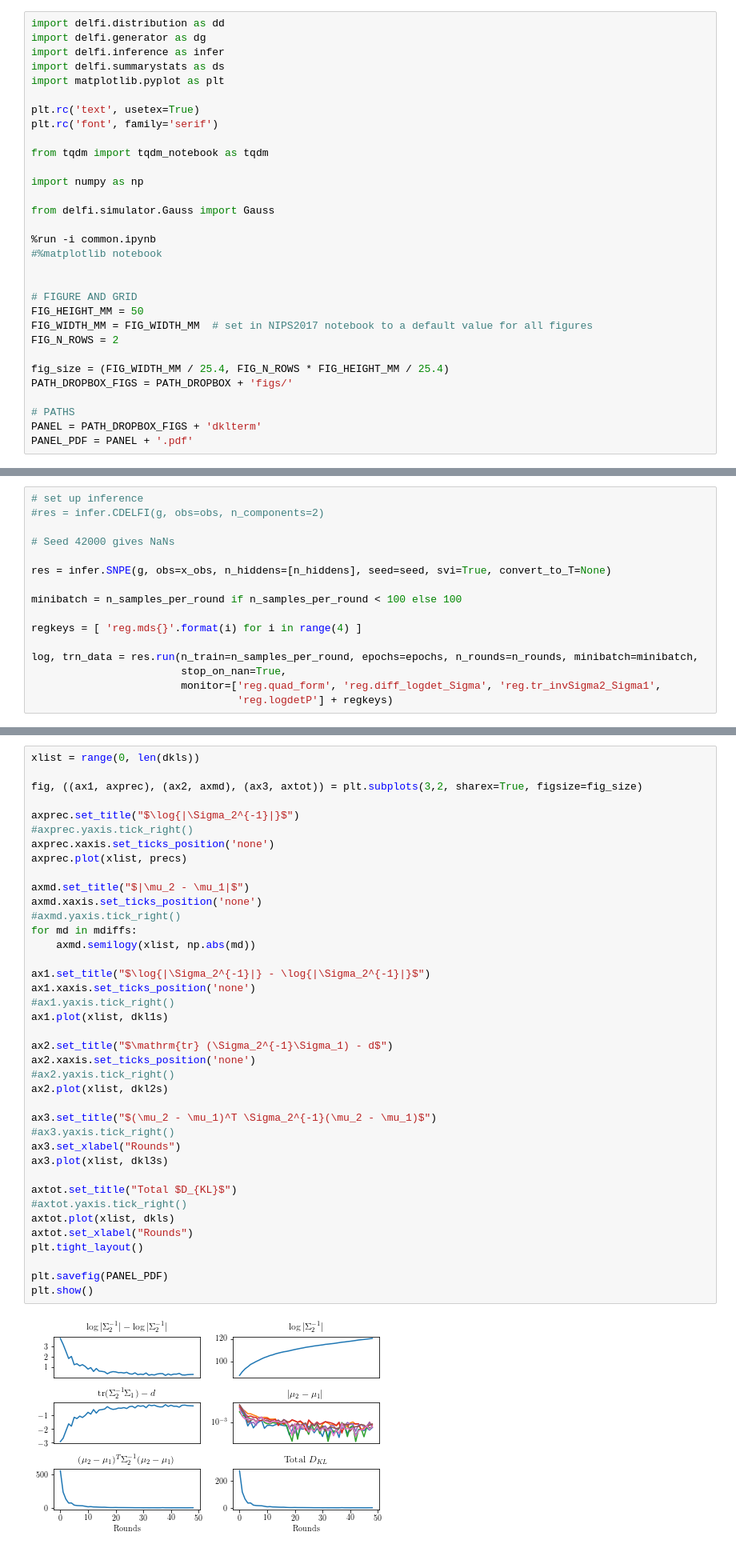
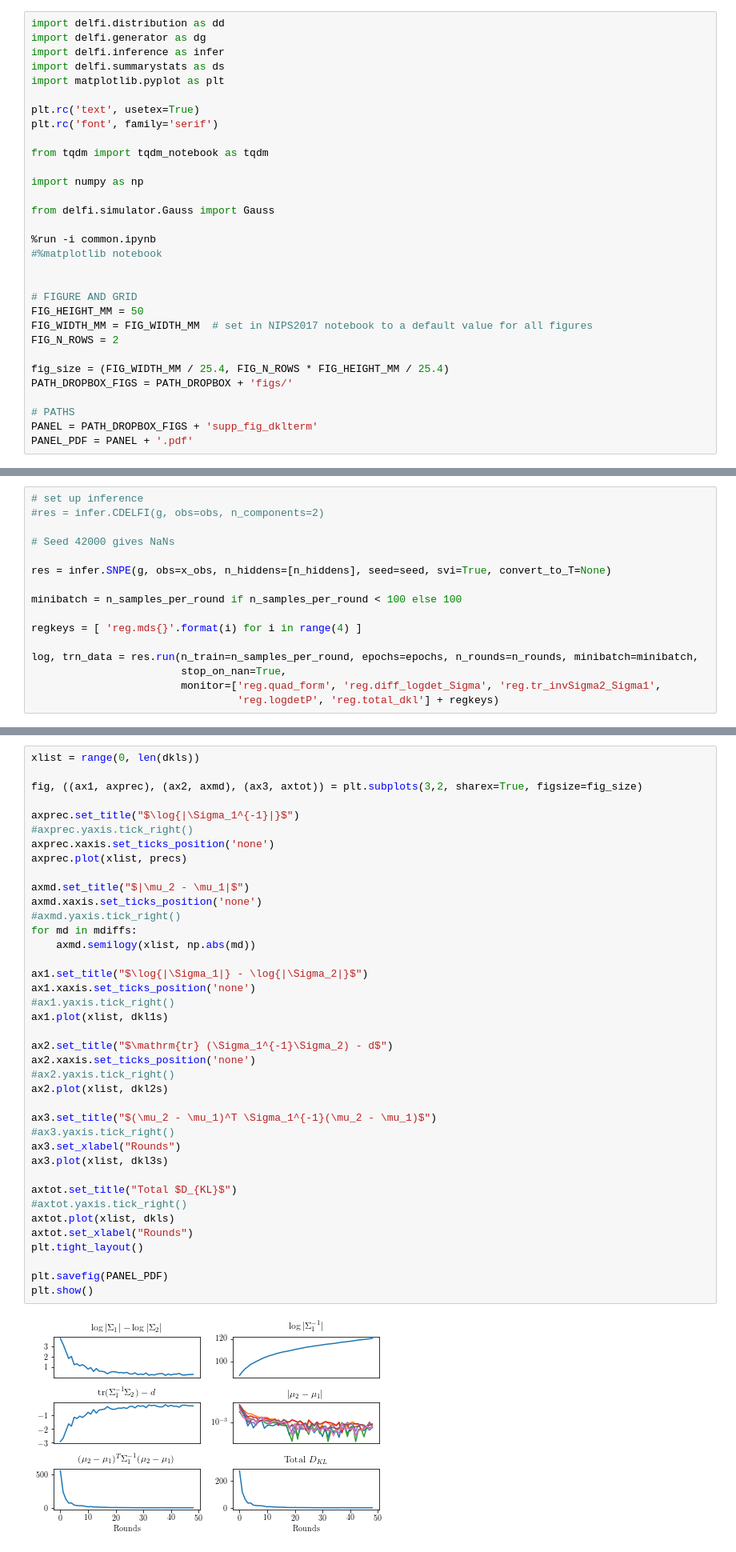
Before and after one commit to mackelab/lfi-experiments, a Jupyter notebook: nips_2017/dklterm.ipynb, the cells around one changed output, grey strips where cells are left out. Shown at 80% size. Drawn from its saved outputs; the diff is of its cells as text.

```diff
--- a/nips_2017/dklterm.ipynb
+++ b/nips_2017/dklterm.ipynb
@@ -27,7 +27,7 @@ fig_size = (FIG_WIDTH_MM / 25.4, FIG_N_ROWS * FIG_HEIGHT_MM / 25.4)
 PATH_DROPBOX_FIGS = PATH_DROPBOX + 'figs/'
 
 # PATHS
-PANEL = PATH_DROPBOX_FIGS + 'dklterm'
+PANEL = PATH_DROPBOX_FIGS + 'supp_fig_dklterm'
 PANEL_PDF = PANEL + '.pdf'
 # %%
 n_params = 10
@@ -62,7 +62,7 @@ regkeys = [ 'reg.mds{}'.format(i) for i in range(4) ]
 log, trn_data = res.run(n_train=n_samples_per_round, epochs=epochs, n_rounds=n_rounds, minibatch=minibatch,
                         stop_on_nan=True,
                         monitor=['reg.quad_form', 'reg.diff_logdet_Sigma', 'reg.tr_invSigma2_Sigma1',
-                                 'reg.logdetP'] + regkeys)
+                                 'reg.logdetP', 'reg.total_dkl'] + regkeys)
 # %%
 mdiffs = np.asarray([ np.concatenate([ l[k][-1].reshape(-1) for k in regkeys ]) for l in log[1:] ]).T
 # %%
@@ -80,39 +81,39 @@ xlist = range(0, len(dkls))
 
 fig, ((ax1, axprec), (ax2, axmd), (ax3, axtot)) = plt.subplots(3,2, sharex=True, figsize=fig_size)
 
-axprec.set_title("$\log{|\Sigma_2^{-1}|}$")
+axprec.set_title("$\log{|\Sigma_1^{-1}|}$")
 #axprec.yaxis.tick_right()
 axprec.xaxis.set_ticks_position('none')
 axprec.plot(xlist, precs)
 
 axmd.set_title("$|\mu_2 - \mu_1|$")
 axmd.xaxis.set_ticks_position('none')
 #axmd.yaxis.tick_right()
 for md in mdiffs:
     axmd.semilogy(xlist, np.abs(md))
 
-ax1.set_title("$\log{|\Sigma_2^{-1}|} - \log{|\Sigma_2^{-1}|}$")
+ax1.set_title("$\log{|\Sigma_1|} - \log{|\Sigma_2|}$")
 ax1.xaxis.set_ticks_position('none')
 #ax1.yaxis.tick_right()
 ax1.plot(xlist, dkl1s)
 
-ax2.set_title("$\mathrm{tr} (\Sigma_2^{-1}\Sigma_1) - d$")
+ax2.set_title("$\mathrm{tr} (\Sigma_1^{-1}\Sigma_2) - d$")
 ax2.xaxis.set_ticks_position('none')
 #ax2.yaxis.tick_right()
 ax2.plot(xlist, dkl2s)
 
-ax3.set_title("$(\mu_2 - \mu_1)^T \Sigma_2^{-1}(\mu_2 - \mu_1)$")
+ax3.set_title("$(\mu_2 - \mu_1)^T \Sigma_1^{-1}(\mu_2 - \mu_1)$")
 #ax3.yaxis.tick_right()
 ax3.set_xlabel("Rounds")
 ax3.plot(xlist, dkl3s)
 
 axtot.set_title("Total $D_{KL}$")
 #axtot.yaxis.tick_right()
 axtot.plot(xlist, dkls)
 axtot.set_xlabel("Rounds")
 plt.tight_layout()
 
 plt.savefig(PANEL_PDF)
 plt.show()
 # %% [output]
-[figure, old version]
+[figure, new version]
```
Also changed, not shown: parts of 2 cells of this notebook, 4 other files.
